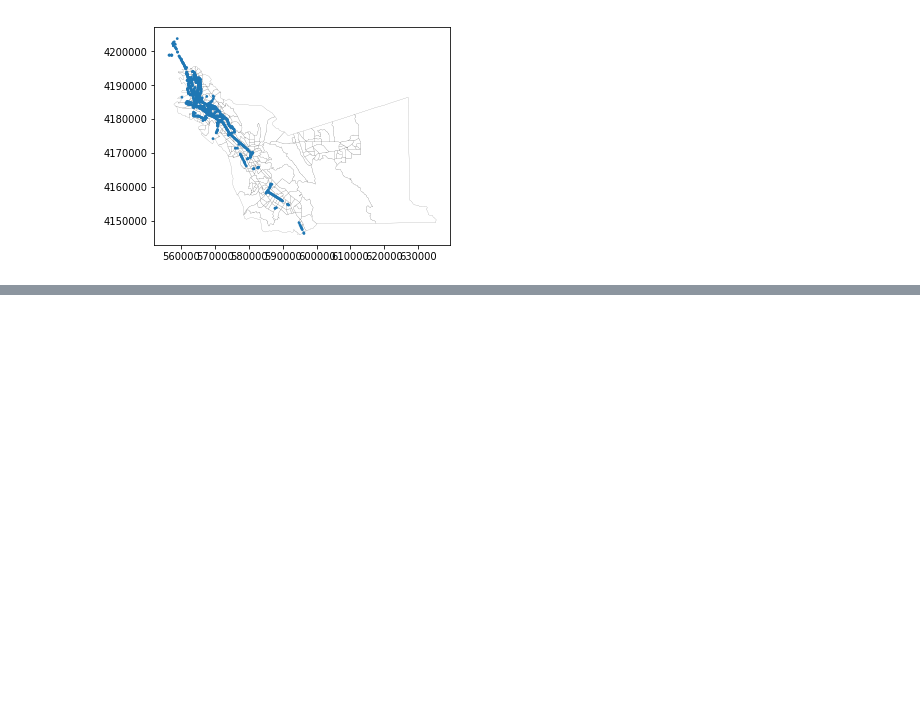
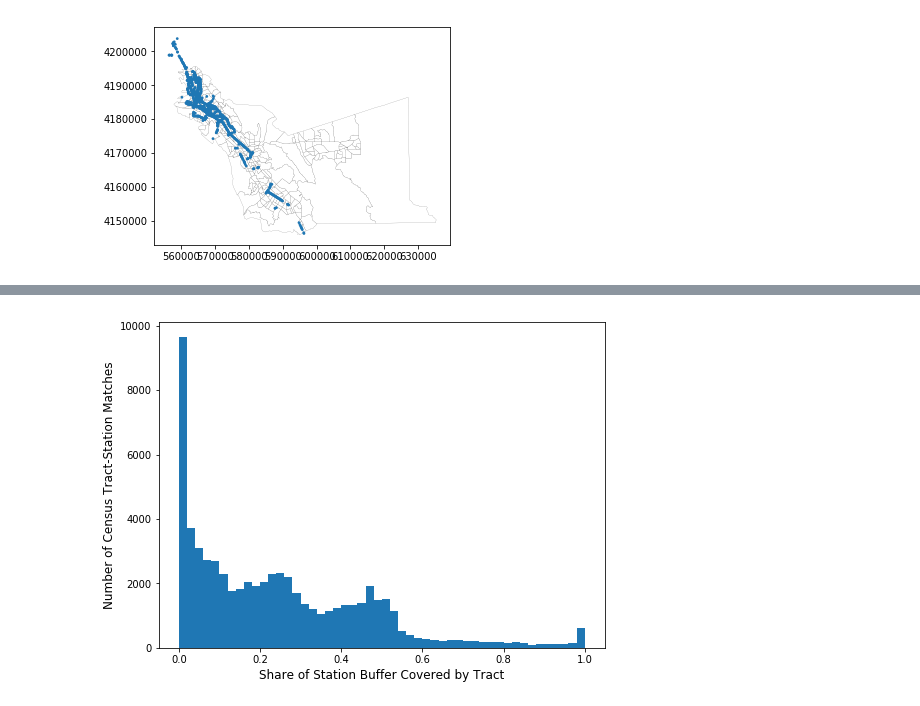
Before and after one commit to jarednolan/Upzoning, a Jupyter notebook: Tract_geo_analysis.ipynb, the cells around one changed output, grey strips where cells are left out. Cells and saved outputs as stored; diff of their text form; code cells hidden in the pictures; blank space fills up the shorter version.

```diff
--- a/Tract_geo_analysis.ipynb
+++ b/Tract_geo_analysis.ipynb
@@ -134,0 +178,9 @@ res_union.to_csv('tract_stop.csv')
+# %%
+plot.figure(1, figsize=(8,6), )
+plot.xlabel('Share of Station Buffer Covered by Tract', fontsize=12)
+plot.ylabel('Number of Census Tract-Station Matches', fontsize=12)
+ax = plot.hist(match_tract['share_of_station'], bins=50)
+plot.savefig('share_of_station.png')
+plot.show()
+# %% [output]
+[figure, added]
```
Also changed, not shown: parts of 24 cells of this notebook, 2 other files.
